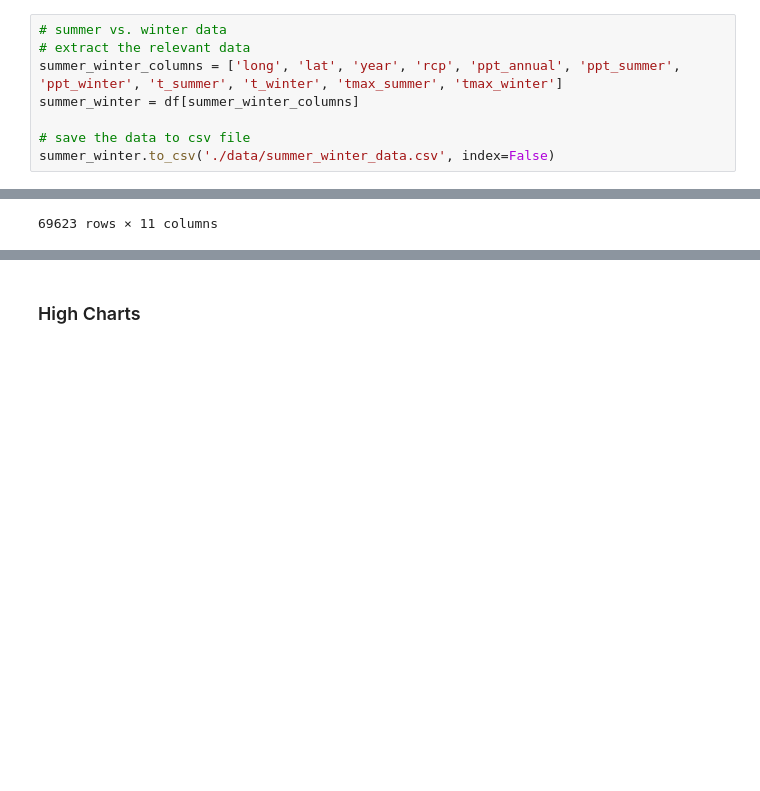
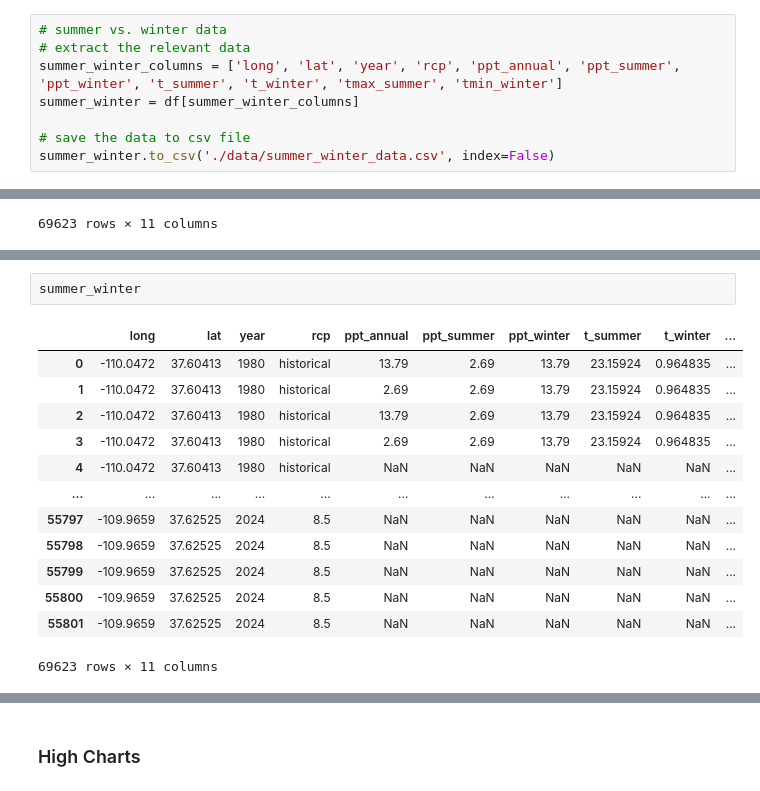
Before and after one commit to hannah-hana-kim/DSAN-Scholarship, a Jupyter notebook: random.ipynb, the cells around one changed output, grey strips where cells are left out. Drawn from its saved outputs; the diff is of its cells as text; blank space fills up the shorter version.

```diff
--- a/random.ipynb
+++ b/random.ipynb
@@ -167,7 +235,7 @@ summer
 # %%
 # summer vs. winter data
 # extract the relevant data
-summer_winter_columns = ['long', 'lat', 'year', 'rcp', 'ppt_annual', 'ppt_summer', 'ppt_winter', 't_summer', 't_winter', 'tmax_summer', 'tmax_winter']
+summer_winter_columns = ['long', 'lat', 'year', 'rcp', 'ppt_annual', 'ppt_summer', 'ppt_winter', 't_summer', 't_winter', 'tmax_summer', 'tmin_winter']
 summer_winter = df[summer_winter_columns]
 
 # save the data to csv file
@@ -322,0 +382,16 @@ NameError: name 'summer_winter' is not defined
+# %%
+summer_winter
+# %% [output]
+|  | long | lat | year | rcp | ppt_annual | ppt_summer | ppt_winter | t_summer | t_winter | ... |
+| 0 | -110.0472 | 37.60413 | 1980 | historical | 13.79 | 2.69 | 13.79 | 23.15924 | 0.964835 | ... |
+| 1 | -110.0472 | 37.60413 | 1980 | historical | 2.69 | 2.69 | 13.79 | 23.15924 | 0.964835 | ... |
+| 2 | -110.0472 | 37.60413 | 1980 | historical | 13.79 | 2.69 | 13.79 | 23.15924 | 0.964835 | ... |
+| 3 | -110.0472 | 37.60413 | 1980 | historical | 2.69 | 2.69 | 13.79 | 23.15924 | 0.964835 | ... |
+| 4 | -110.0472 | 37.60413 | 1980 | historical | NaN | NaN | NaN | NaN | NaN | ... |
+| ... | ... | ... | ... | ... | ... | ... | ... | ... | ... | ... |
+| 55797 | -109.9659 | 37.62525 | 2024 | 8.5 | NaN | NaN | NaN | NaN | NaN | ... |
+| 55798 | -109.9659 | 37.62525 | 2024 | 8.5 | NaN | NaN | NaN | NaN | NaN | ... |
+| 55799 | -109.9659 | 37.62525 | 2024 | 8.5 | NaN | NaN | NaN | NaN | NaN | ... |
+| 55800 | -109.9659 | 37.62525 | 2024 | 8.5 | NaN | NaN | NaN | NaN | NaN | ... |
+| 55801 | -109.9659 | 37.62525 | 2024 | 8.5 | NaN | NaN | NaN | NaN | NaN | ... |
+69623 rows × 11 columns
```
Also changed, not shown: parts of 18 cells of this notebook, 1 other file.
